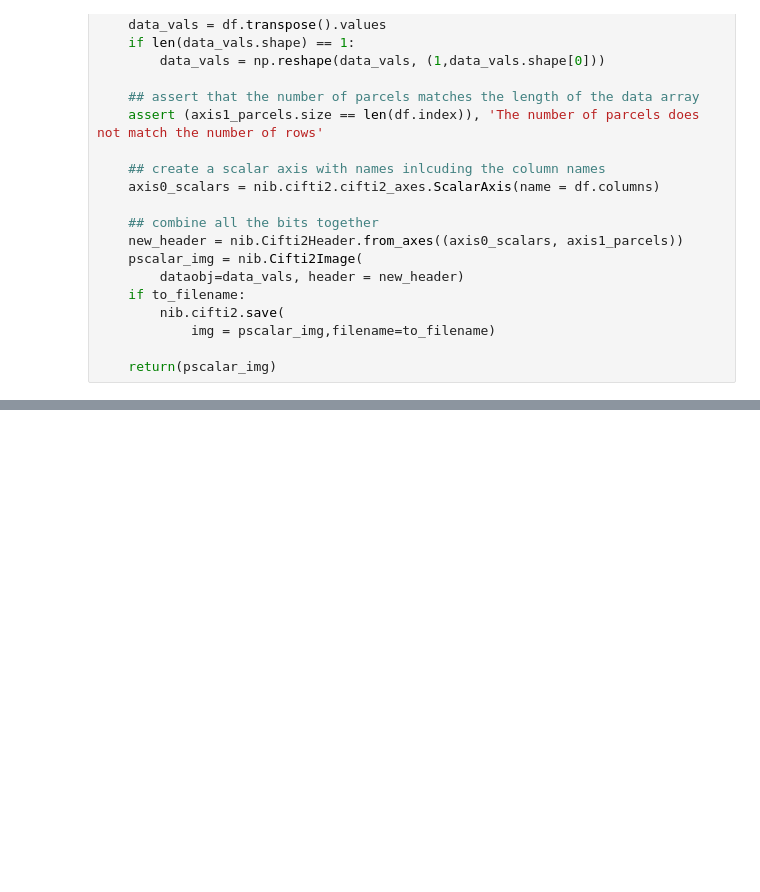
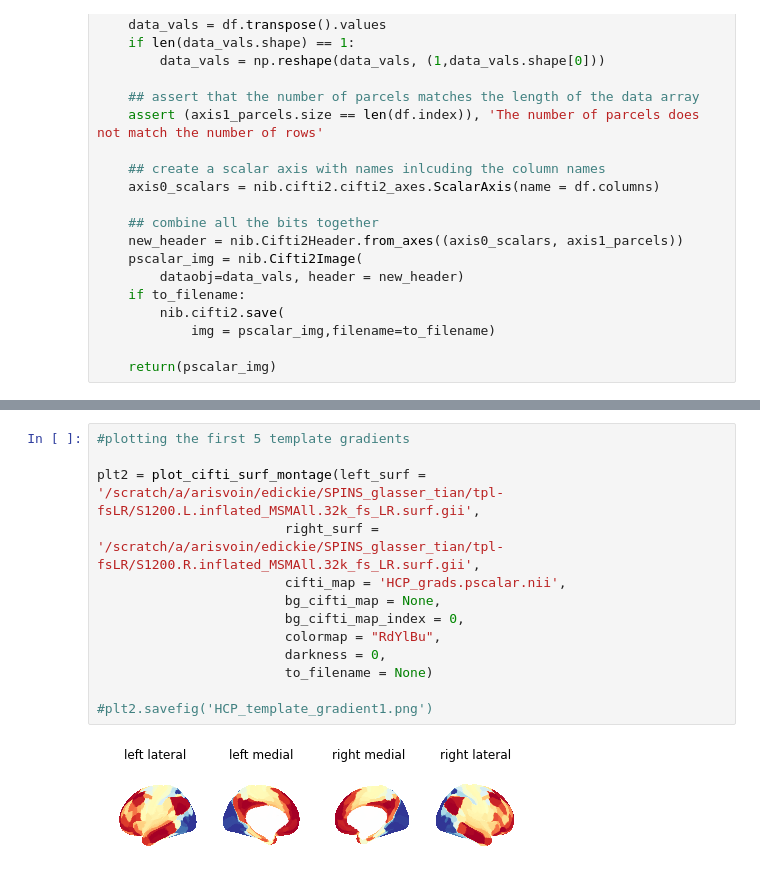
Before and after one commit to juchiyu/spin_gradients, a Jupyter notebook: HCPgrad_tidy_version.ipynb, the cells around one changed output, grey strips where cells are left out. Saved outputs shown, nothing was run; the diff lists cells and outputs as text; blank space fills up the shorter version.

```diff
--- a/HCPgrad_tidy_version.ipynb
+++ b/HCPgrad_tidy_version.ipynb
@@ -745,0 +799,15 @@ TypeError: colormap_from_ciftiheader() missing 1 required positional argument: '
+# %%
+#plotting the first 5 template gradients
+
+plt2 = plot_cifti_surf_montage(left_surf = '/scratch/a/arisvoin/edickie/SPINS_glasser_tian/tpl-fsLR/S1200.L.inflated_MSMAll.32k_fs_LR.surf.gii',
+                        right_surf = '/scratch/a/arisvoin/edickie/SPINS_glasser_tian/tpl-fsLR/S1200.R.inflated_MSMAll.32k_fs_LR.surf.gii',
+                        cifti_map = 'HCP_grads.pscalar.nii',
+                        bg_cifti_map = None,
+                        bg_cifti_map_index = 0,
+                        colormap = "RdYlBu",
+                        darkness = 0,
+                        to_filename = None)
+
+#plt2.savefig('HCP_template_gradient1.png')
+# %% [output]
+[figure, added]
```
Also changed, not shown: parts of 28 cells of this notebook.
